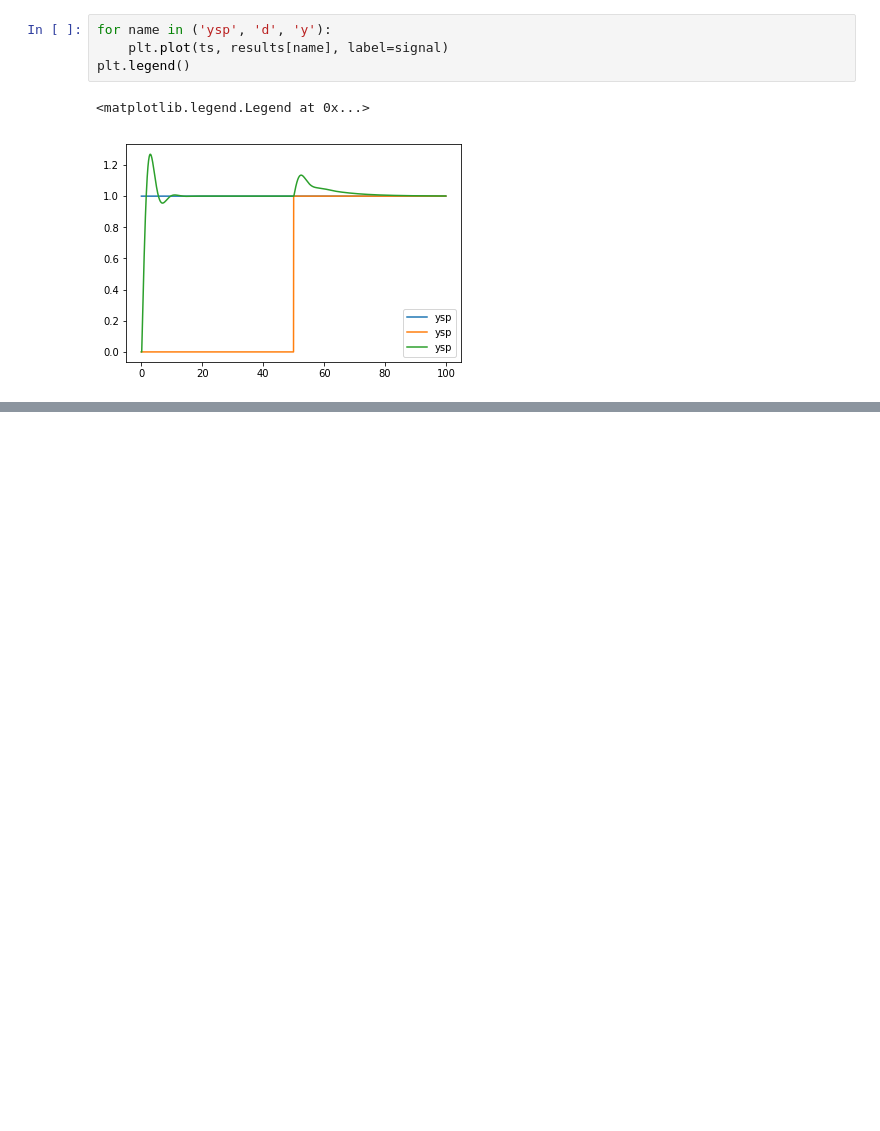
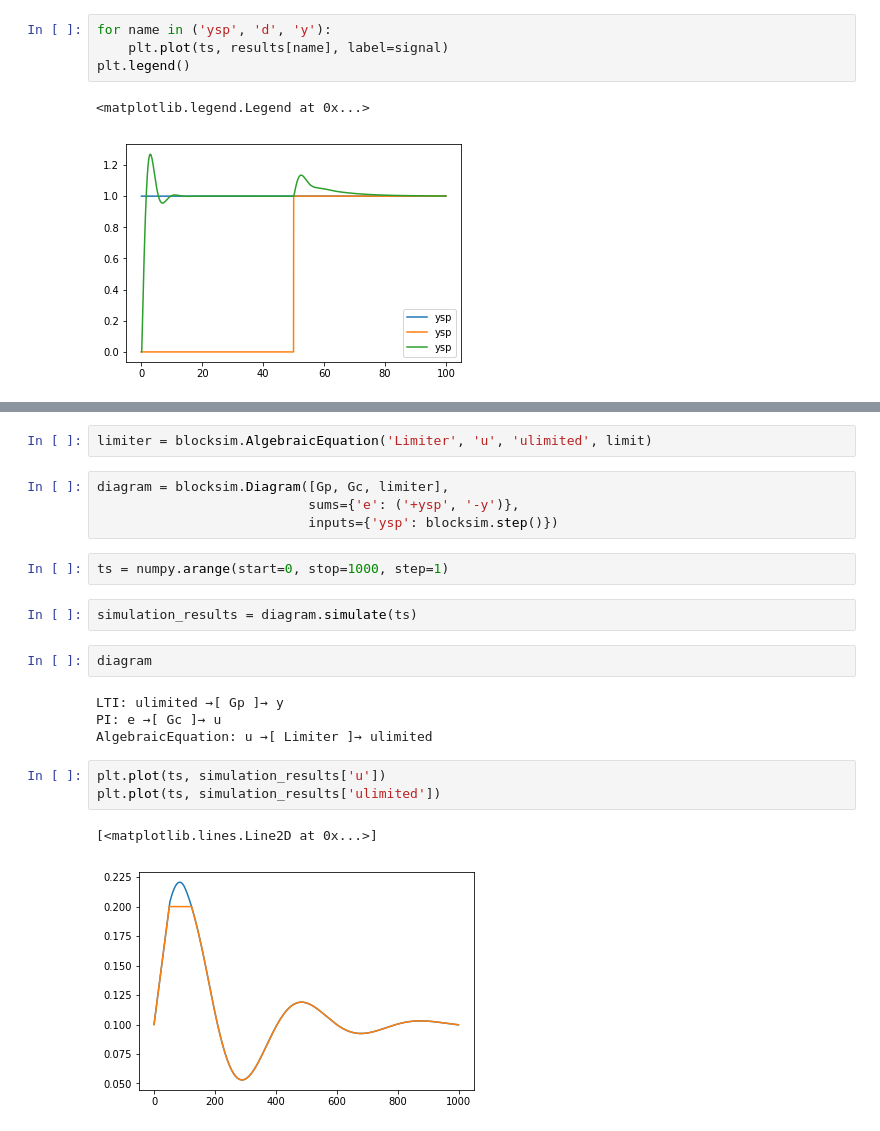
Before and after one commit to alchemyst/Dynamics-and-Control, a Jupyter notebook: Simulation/Blocksim.ipynb, the cells around one changed output, grey strips where cells are left out. Drawn from its saved outputs; the diff is of its cells as text; blank space fills up the shorter version.

Commit message:
Add example of AlgebraicEquation

```diff
--- a/Simulation/Blocksim.ipynb
+++ b/Simulation/Blocksim.ipynb
@@ -125,0 +138,22 @@ plt.legend()
+# %%
+limiter = blocksim.AlgebraicEquation('Limiter', 'u', 'ulimited', limit)
+# %%
+diagram = blocksim.Diagram([Gp, Gc, limiter],
+                           sums={'e': ('+ysp', '-y')},
+                           inputs={'ysp': blocksim.step()})
+# %%
+ts = numpy.arange(start=0, stop=1000, step=1)
+# %%
+simulation_results = diagram.simulate(ts)
+# %%
+diagram
+# %% [output]
+LTI: ulimited →[ Gp ]→ y
+PI: e →[ Gc ]→ u
+AlgebraicEquation: u →[ Limiter ]→ ulimited
+# %%
+plt.plot(ts, simulation_results['u'])
+plt.plot(ts, simulation_results['ulimited'])
+# %% [output]
+[<matplotlib.lines.Line2D at 0x...>]
+[figure, added]
```
Also changed, not shown: parts of 5 cells of this notebook.
